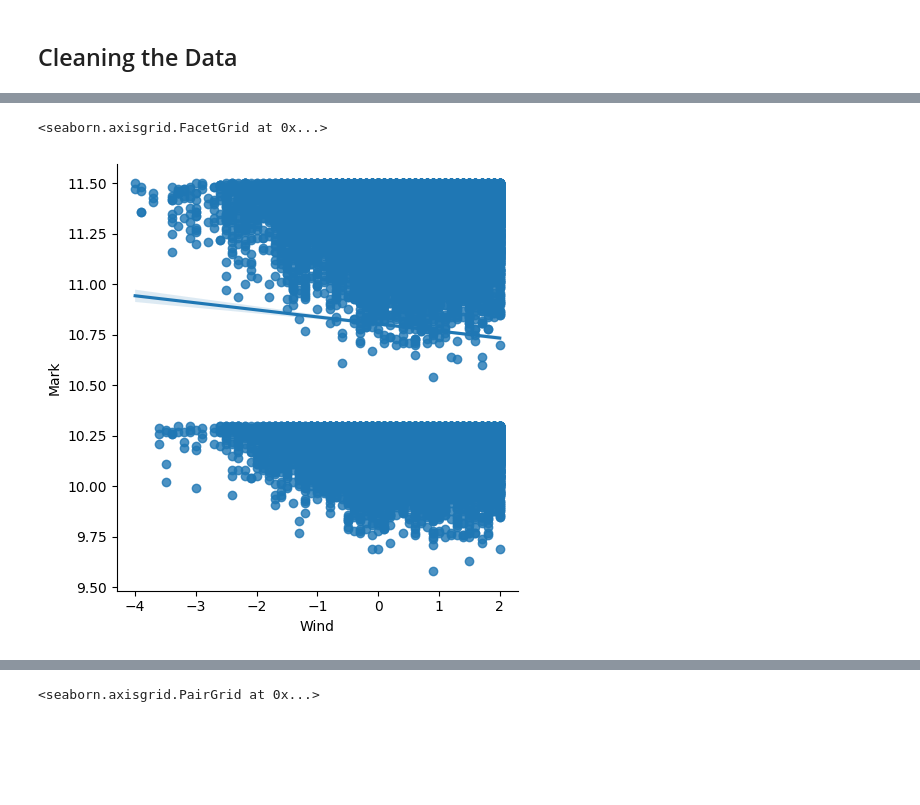
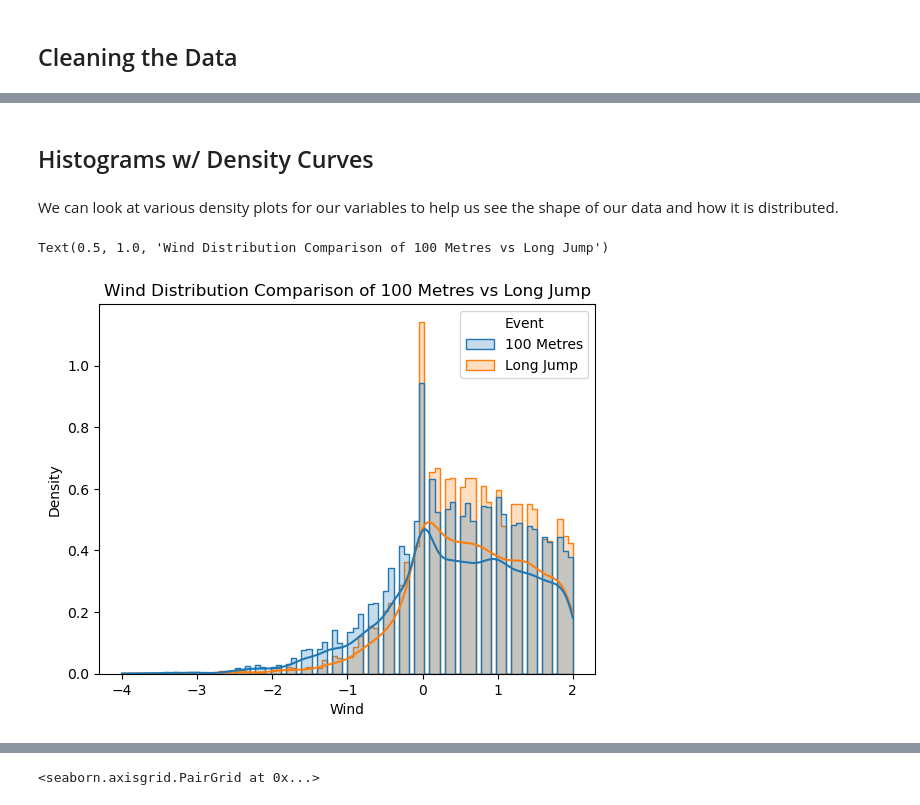
Before and after one commit to abarnes05/DS-final-project, a Jupyter notebook: Final Project.ipynb, the cells around one changed output, grey strips where cells are left out. Saved outputs shown, nothing was run; the diff lists cells and outputs as text; code cells hidden in the pictures; blank space fills up the shorter version.

```diff
--- a/Final Project.ipynb
+++ b/Final Project.ipynb
@@ -253,5 +150,25 @@ sns.scatterplot(x='Wind', y='Mark', data=running_df)
-# %%
-sns.lmplot(x='Wind', y='Mark', data=running_df)
-# %% [output]
-<seaborn.axisgrid.FacetGrid at 0x...>
-[figure, removed]
+# %% [markdown]
+## Histograms w/ Density Curves
+# %% [markdown]
+We can look at various density plots for our variables to help us see the shape of our data and how it is distributed.
+# %%
+# Filter our dataset further to have the 2 events we're focusing on
+hist_df = filtered_df[filtered_df['Event'].isin(['100 Metres', 'Long Jump'])]
+
+# Create a histogram/density plot to compare the wind distribution of the 2 events
+sns.histplot(
+    data=hist_df,
+    x="Wind",
+    hue="Event",
+    kde=True,
+    stat="density",
+    element="step", # outline instead of filled bars
+    common_norm=False # scale event data independently since sample sizes differ greatly
+)
+
+plt.title(label = "Wind Distribution Comparison of 100 Metres vs Long Jump")
+
+# Very similar distributions with the most amount of records being recorded with a wind speed of abt 0.
+# %% [output]
+Text(0.5, 1.0, 'Wind Distribution Comparison of 100 Metres vs Long Jump')
+[figure, added]
```
Also changed, not shown: parts of 34 cells of this notebook.
